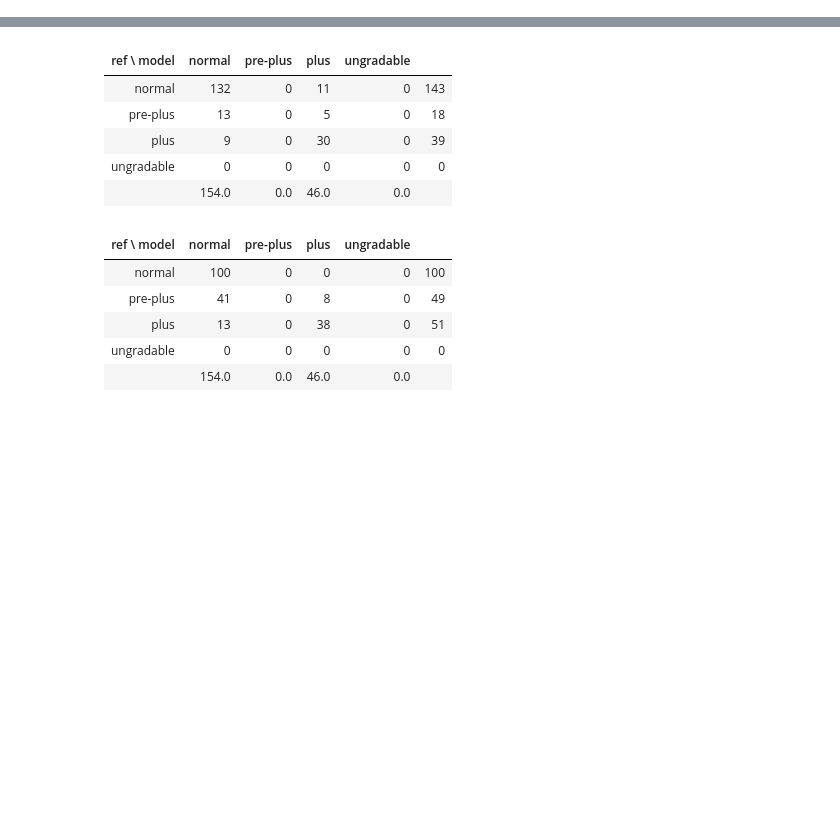
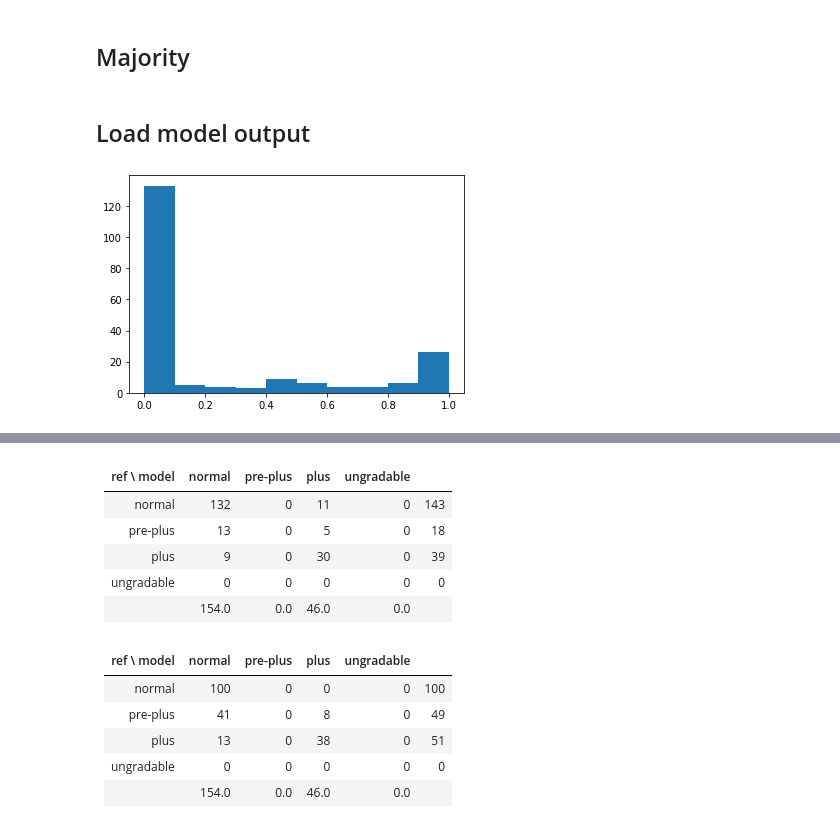
Before and after one commit to MoorfieldsInnovationLab/ROP, a Jupyter notebook: model_development/Evaluate.ipynb, the cells around one changed output, grey strips where cells are left out. Drawn from its saved outputs; the diff is of its cells as text; code cells hidden in the pictures; blank space fills up the shorter version.

```diff
--- a/model_development/Evaluate.ipynb
+++ b/model_development/Evaluate.ipynb
@@ -123,0 +50,4 @@ group_scores = np.array([group_grading[filename] for filename in filenames])
+# %%
+# these are the files graded by all
+test_filenames = list(set(filename for grader, filename in all_gradings))
+len(test_filenames)
@@ -123,0 +58,12 @@ group_scores = np.array([group_grading[filename] for filename in filenames])
+# %%
+#data_folder = '/media/QNAP/People/GongyuZhang/ROP/data/raw/image/'
+with open('../src/data/data_split.csv', 'r') as f:
+    content = list(csv.reader(f))
+    grading_header = content[0]
+    grading_data = content[1:]
+
+for row in grading_data:
+    for grader, grading in zip(grading_header[2:], row[2:]):
+        filename = row[0]
+        if filename in test_filenames:
+            all_gradings[grader, filename] = grading
@@ -123,0 +74,4 @@ group_scores = np.array([group_grading[filename] for filename in filenames])
+# %%
+# exclude GA and group
+all_observers = 'AMH', 'CH', 'HP', 'JR', 'JT', 'KP', 'MA', 'RH', 'SB'
+class_names = 'normal', 'pre-plus', 'plus'
@@ -123,0 +82,2 @@ group_scores = np.array([group_grading[filename] for filename in filenames])
+# %% [markdown]
+## Majority
@@ -123,0 +92,28 @@ group_scores = np.array([group_grading[filename] for filename in filenames])
+# %% [markdown]
+## Load model output
+# %%
+with open('model_classification_all_files.csv', 'r') as f:
+    content = list(csv.reader(f))
+    model_header = content[0]
+    model_data = content[1:]
+
+model_gradings = {}
+for file, model, normal, pre_plus, plus in model_data:
+    model_gradings[file, int(model), 'normal'] = float(normal)
+    model_gradings[file, int(model), 'pre-plus'] = float(pre_plus)
+    model_gradings[file, int(model), 'plus'] = float(plus)
+
+# average for each class
+for file in test_filenames:
+    for class_name in class_names:
+        model_gradings[file, class_name] = sum(model_gradings[file, i, class_name] for i in range(5)) / 5
+
+ensemble_list = [np.mean([1 - model_gradings[filename, i, 'normal'] for i in range(5)])
+    for filename in test_filenames]
+
+ensemble_index = {filename: grading for filename, grading in zip(test_filenames, ensemble_list)}
+
+plt.hist(ensemble_index.values())
+plt.show()
+# %% [output]
+[figure, added]
```
Also changed, not shown: parts of 63 cells of this notebook.
